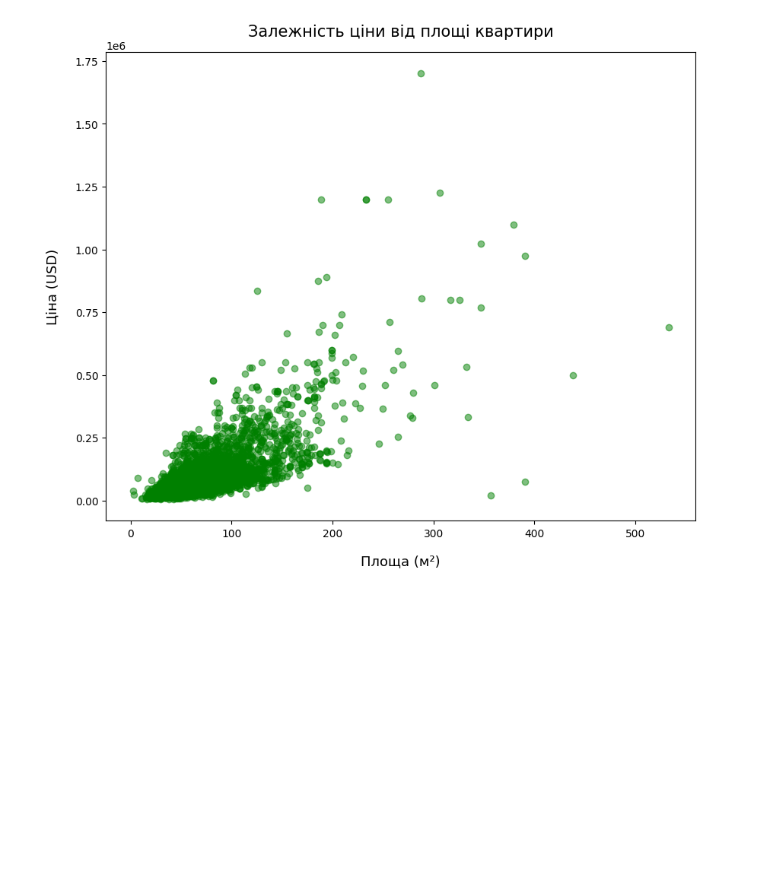
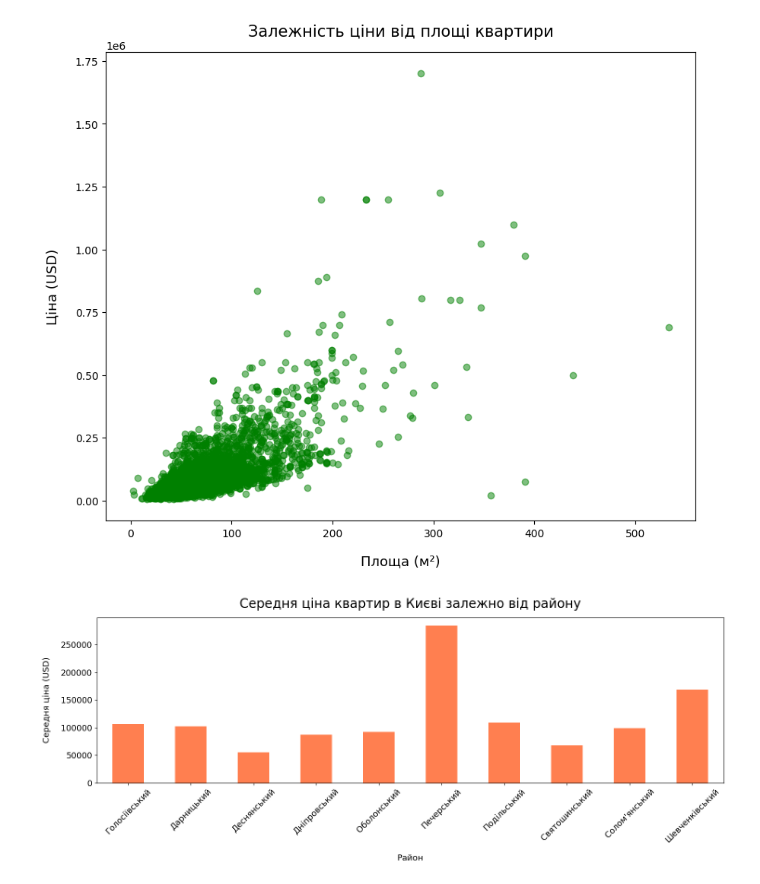
Before and after one commit to Ihor-MA/flats-data-analytics, a Jupyter notebook: visualization.ipynb, the cells around one changed output. Saved outputs shown, nothing was run; the diff lists cells and outputs as text; code cells hidden in the pictures; blank space fills up the shorter version.

Commit message:
Created graphic 'Середня цiна квартир в києвi залежно вiд району'

```diff
--- a/visualization.ipynb
+++ b/visualization.ipynb
@@ -25,3 +25,20 @@ plt.title("Залежність ціни від площі квартири", pa
 plt.show()
 # %% [output]
 [figure]
+# %%
+df_kyiv = df[df["City"] == "Київ"]
+df_kyiv = df_kyiv[df_kyiv["Region"].notna() & (df_kyiv["Region"] != "Не відомо")]
+
+avg_price_by_district_kyiv = df_kyiv.groupby("Region")["Price(USD)"].mean().dropna()
+
+plt.figure(figsize=(15, 6))
+
+avg_price_by_district_kyiv.plot(kind="bar", color="coral", fontsize=13)
+plt.xlabel("Район", labelpad=15, fontsize=13)
+plt.ylabel("Середня ціна (USD)", labelpad=15, fontsize=13)
+plt.title("Середня ціна квартир в Києві залежно від району", pad=15, fontsize=20)
+plt.xticks(rotation=45)
+plt.tight_layout()
+plt.show()
+# %% [output]
+[figure, added]
```
